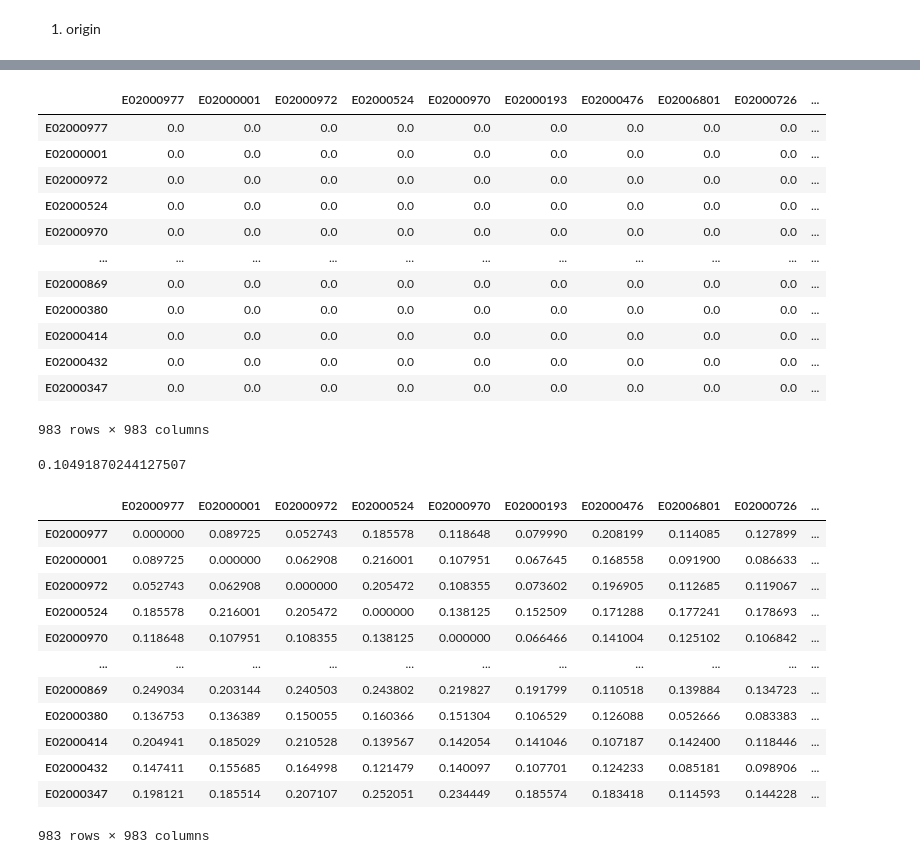
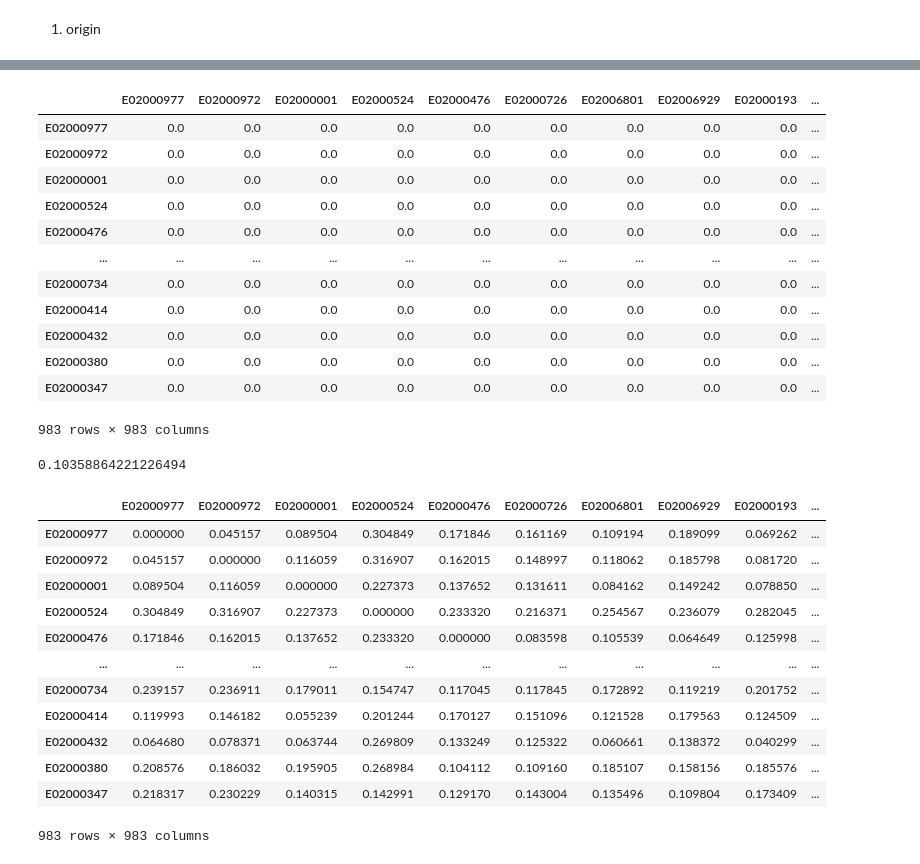
Before and after one commit to yiyansun/msc_dissertation_casa, a Jupyter notebook: datacleaning.ipynb, the cells around one changed output, grey strips where cells are left out. Drawn from its saved outputs; the diff is of its cells as text; code cells hidden in the pictures.

Commit message:
hellinger

```diff
--- a/datacleaning.ipynb
+++ b/datacleaning.ipynb
@@ -176,8 +268,8 @@ MSOA_origin_PDFs.to_csv('output/MSOA_origin_PDFs.csv')
 # %%
 #read the MSOA_origin_PDFs.csv from file
-MSOA_origin_PDFs_raw = pd.read_csv('output/MSOA_origin_PDFs.csv', index_col=0)
+MSOA_origin_PDFs_inverse_raw = pd.read_csv('output/MSOA_origin_PDFs_inverse_weekend.csv', index_col=0)
 # %%
 # normalize each row in the MSOA_origin_PDFs
-MSOA_origin_PDFs = MSOA_origin_PDFs_raw.div(MSOA_origin_PDFs.sum(axis=1), axis=0)
+MSOA_origin_PDFs_inverse = MSOA_origin_PDFs_inverse_raw.div(MSOA_origin_PDFs_inverse_raw.sum(axis=1), axis=0)
 # %%
 # calculate the sum of first row in the MSOA_origin_PDFs
@@ -198,53 +296,53 @@ plt.show()
 # %%
 # save all unique values of MSOA_origin_PDFs to a list
-MSOA_origin_PDFs_list = MSOA_origin_PDFs.index.tolist()
+MSOA_origin_PDFs_inverse_list = MSOA_origin_PDFs_inverse.index.tolist()
 # create a data matrix with 983 rows and 983 columns, filled with 0.00, and the columns and rows are the MSOA_origin_PDFs_list
-MSOA_origin_PDFs_matrix = pd.DataFrame(np.zeros((len(MSOA_origin_PDFs_list), len(MSOA_origin_PDFs_list))), columns=MSOA_origin_PDFs_list, index=MSOA_origin_PDFs_list)
-MSOA_origin_PDFs_matrix
+MSOA_origin_PDFs_inverse_matrix = pd.DataFrame(np.zeros((len(MSOA_origin_PDFs_inverse_list), len(MSOA_origin_PDFs_inverse_list))), columns=MSOA_origin_PDFs_inverse_list, index=MSOA_origin_PDFs_inverse_list)
+MSOA_origin_PDFs_inverse_matrix
 # %% [output]
-|  | E02000977 | E02000001 | E02000972 | E02000524 | E02000970 | E02000193 | E02000476 | E02006801 | E02000726 | ... |
+|  | E02000977 | E02000972 | E02000001 | E02000524 | E02000476 | E02000726 | E02006801 | E02006929 | E02000193 | ... |
 | E02000977 | 0.0 | 0.0 | 0.0 | 0.0 | 0.0 | 0.0 | 0.0 | 0.0 | 0.0 | ... |
+| E02000972 | 0.0 | 0.0 | 0.0 | 0.0 | 0.0 | 0.0 | 0.0 | 0.0 | 0.0 | ... |
 | E02000001 | 0.0 | 0.0 | 0.0 | 0.0 | 0.0 | 0.0 | 0.0 | 0.0 | 0.0 | ... |
-| E02000972 | 0.0 | 0.0 | 0.0 | 0.0 | 0.0 | 0.0 | 0.0 | 0.0 | 0.0 | ... |
 | E02000524 | 0.0 | 0.0 | 0.0 | 0.0 | 0.0 | 0.0 | 0.0 | 0.0 | 0.0 | ... |
-| E02000970 | 0.0 | 0.0 | 0.0 | 0.0 | 0.0 | 0.0 | 0.0 | 0.0 | 0.0 | ... |
+| E02000476 | 0.0 | 0.0 | 0.0 | 0.0 | 0.0 | 0.0 | 0.0 | 0.0 | 0.0 | ... |
 | ... | ... | ... | ... | ... | ... | ... | ... | ... | ... | ... |
-| E02000869 | 0.0 | 0.0 | 0.0 | 0.0 | 0.0 | 0.0 | 0.0 | 0.0 | 0.0 | ... |
-| E02000380 | 0.0 | 0.0 | 0.0 | 0.0 | 0.0 | 0.0 | 0.0 | 0.0 | 0.0 | ... |
+| E02000734 | 0.0 | 0.0 | 0.0 | 0.0 | 0.0 | 0.0 | 0.0 | 0.0 | 0.0 | ... |
 | E02000414 | 0.0 | 0.0 | 0.0 | 0.0 | 0.0 | 0.0 | 0.0 | 0.0 | 0.0 | ... |
 | E02000432 | 0.0 | 0.0 | 0.0 | 0.0 | 0.0 | 0.0 | 0.0 | 0.0 | 0.0 | ... |
+| E02000380 | 0.0 | 0.0 | 0.0 | 0.0 | 0.0 | 0.0 | 0.0 | 0.0 | 0.0 | ... |
 | E02000347 | 0.0 | 0.0 | 0.0 | 0.0 | 0.0 | 0.0 | 0.0 | 0.0 | 0.0 | ... |
 983 rows × 983 columns
 # %%
 # test the hellinger distance between E02000977 and E02000001
-a=MSOA_origin_PDFs.loc['E02000977']
-b=MSOA_origin_PDFs.loc['E02000001']
+a=MSOA_origin_PDFs_inverse.loc['E02000977']
+b=MSOA_origin_PDFs_inverse.loc['E02000001']
 hellinger_distance = np.sqrt(np.sum((np.sqrt(a) - np.sqrt(b)) ** 2)) / np.sqrt(2)
 hellinger_distance
 # %% [output]
-0.10491870244127507
+0.10358864221226494
 # %%
 # for each value in the matrix, calculate the hellinger distance between the two PDF lists of these two MSOAs values
-for i in MSOA_origin_PDFs_list:
-    for j in MSOA_origin_PDFs_list:
+for i in MSOA_origin_PDFs_inverse_list:
+    for j in MSOA_origin_PDFs_inverse_list:
         # calculate the hellinger distance between two PDF lists
-        hellinger_distance = np.sqrt(np.sum((np.sqrt(MSOA_origin_PDFs.loc[i]) - np.sqrt(MSOA_origin_PDFs.loc[j])) ** 2) / np.sqrt(2))
+        hellinger_distance = np.sqrt(np.sum((np.sqrt(MSOA_origin_PDFs_inverse.loc[i]) - np.sqrt(MSOA_origin_PDFs_inverse.loc[j])) ** 2) / np.sqrt(2))
         # fill the hellinger distance into the matrix
-        MSOA_origin_PDFs_matrix.loc[i, j] = hellinger_distance
+        MSOA_origin_PDFs_inverse_matrix.loc[i, j] = hellinger_distance
 
-MSOA_origin_PDFs_matrix
+MSOA_origin_PDFs_inverse_matrix
 # %% [output]
-|  | E02000977 | E02000001 | E02000972 | E02000524 | E02000970 | E02000193 | E02000476 | E02006801 | E02000726 | ... |
-| E02000977 | 0.000000 | 0.089725 | 0.052743 | 0.185578 | 0.118648 | 0.079990 | 0.208199 | 0.114085 | 0.127899 | ... |
-| E02000001 | 0.089725 | 0.000000 | 0.062908 | 0.216001 | 0.107951 | 0.067645 | 0.168558 | 0.091900 | 0.086633 | ... |
-| E02000972 | 0.052743 | 0.062908 | 0.000000 | 0.205472 | 0.108355 | 0.073602 | 0.196905 | 0.112685 | 0.119067 | ... |
-| E02000524 | 0.185578 | 0.216001 | 0.205472 | 0.000000 | 0.138125 | 0.152509 | 0.171288 | 0.177241 | 0.178693 | ... |
-| E02000970 | 0.118648 | 0.107951 | 0.108355 | 0.138125 | 0.000000 | 0.066466 | 0.141004 | 0.125102 | 0.106842 | ... |
+|  | E02000977 | E02000972 | E02000001 | E02000524 | E02000476 | E02000726 | E02006801 | E02006929 | E02000193 | ... |
+| E02000977 | 0.000000 | 0.045157 | 0.089504 | 0.304849 | 0.171846 | 0.161169 | 0.109194 | 0.189099 | 0.069262 | ... |
+| E02000972 | 0.045157 | 0.000000 | 0.116059 | 0.316907 | 0.162015 | 0.148997 | 0.118062 | 0.185798 | 0.081720 | ... |
+| E02000001 | 0.089504 | 0.116059 | 0.000000 | 0.227373 | 0.137652 | 0.131611 | 0.084162 | 0.149242 | 0.078850 | ... |
+| E02000524 | 0.304849 | 0.316907 | 0.227373 | 0.000000 | 0.233320 | 0.216371 | 0.254567 | 0.236079 | 0.282045 | ... |
+| E02000476 | 0.171846 | 0.162015 | 0.137652 | 0.233320 | 0.000000 | 0.083598 | 0.105539 | 0.064649 | 0.125998 | ... |
 | ... | ... | ... | ... | ... | ... | ... | ... | ... | ... | ... |
-| E02000869 | 0.249034 | 0.203144 | 0.240503 | 0.243802 | 0.219827 | 0.191799 | 0.110518 | 0.139884 | 0.134723 | ... |
-| E02000380 | 0.136753 | 0.136389 | 0.150055 | 0.160366 | 0.151304 | 0.106529 | 0.126088 | 0.052666 | 0.083383 | ... |
-| E02000414 | 0.204941 | 0.185029 | 0.210528 | 0.139567 | 0.142054 | 0.141046 | 0.107187 | 0.142400 | 0.118446 | ... |
-| E02000432 | 0.147411 | 0.155685 | 0.164998 | 0.121479 | 0.140097 | 0.107701 | 0.124233 | 0.085181 | 0.098906 | ... |
-| E02000347 | 0.198121 | 0.185514 | 0.207107 | 0.252051 | 0.234449 | 0.185574 | 0.183418 | 0.114593 | 0.144228 | ... |
+| E02000734 | 0.239157 | 0.236911 | 0.179011 | 0.154747 | 0.117045 | 0.117845 | 0.172892 | 0.119219 | 0.201752 | ... |
+| E02000414 | 0.119993 | 0.146182 | 0.055239 | 0.201244 | 0.170127 | 0.151096 | 0.121528 | 0.179563 | 0.124509 | ... |
+| E02000432 | 0.064680 | 0.078371 | 0.063744 | 0.269809 | 0.133249 | 0.125322 | 0.060661 | 0.138372 | 0.040299 | ... |
+| E02000380 | 0.208576 | 0.186032 | 0.195905 | 0.268984 | 0.104112 | 0.109160 | 0.185107 | 0.158156 | 0.185576 | ... |
+| E02000347 | 0.218317 | 0.230229 | 0.140315 | 0.142991 | 0.129170 | 0.143004 | 0.135496 | 0.109804 | 0.173409 | ... |
 983 rows × 983 columns
 # %%
```
Also changed, not shown: parts of 26 cells of this notebook.
